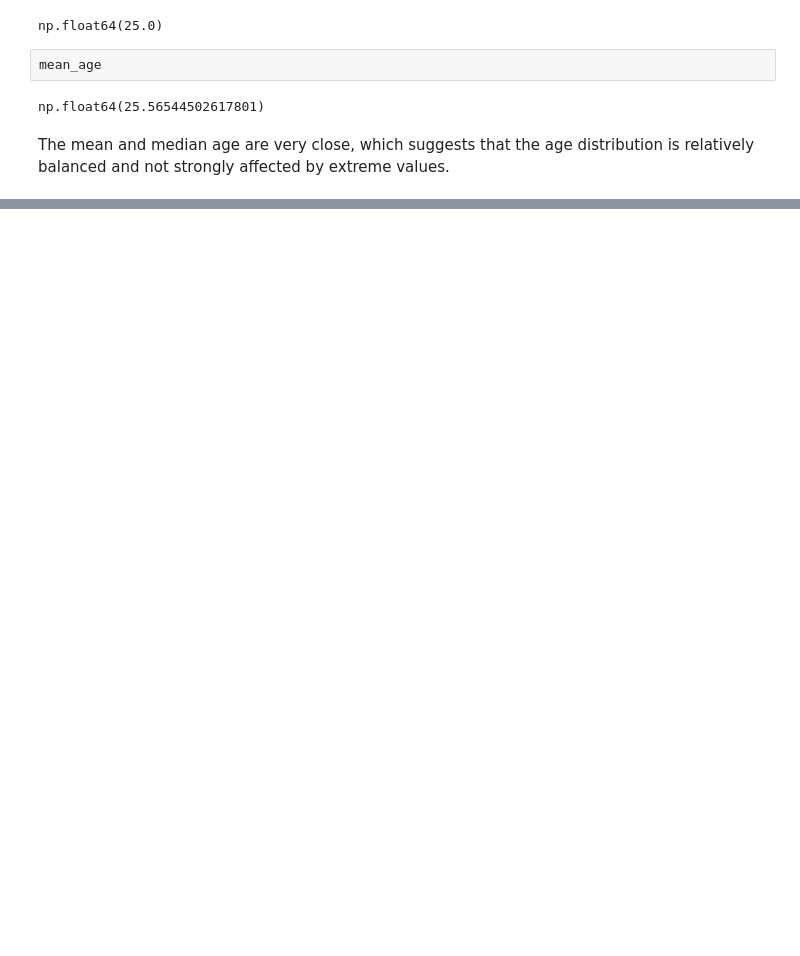
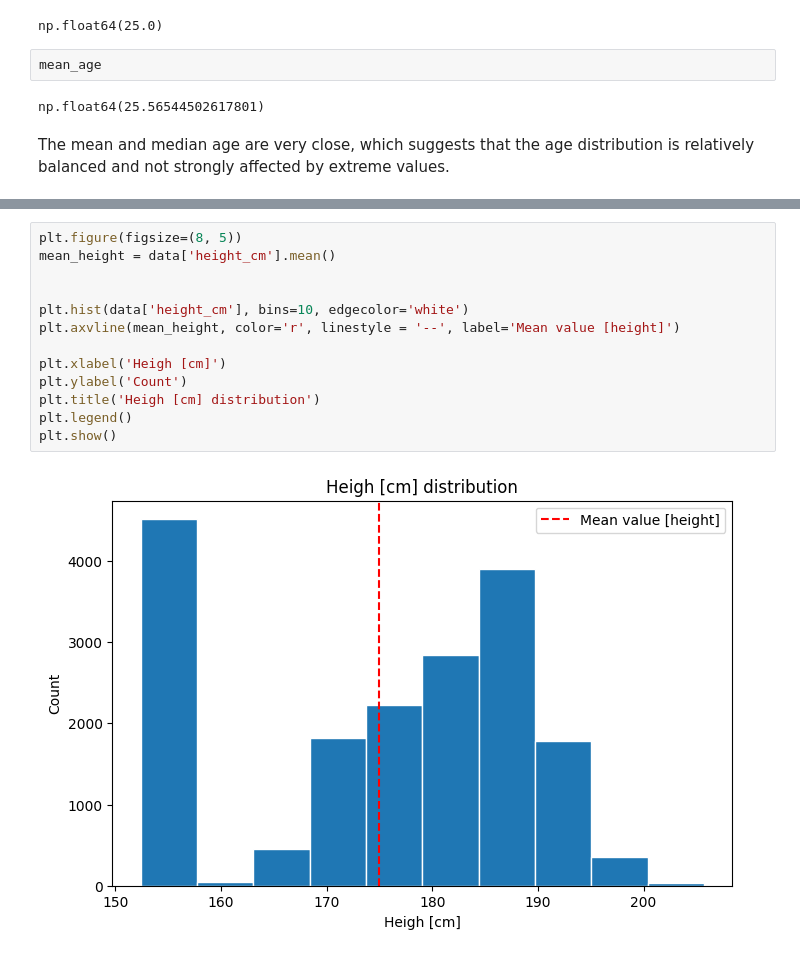
Before and after one commit to plamensve/ML_FINAL_PROJECT_2026, a Jupyter notebook: notebooks/01_overview.ipynb, the cells around one changed output, grey strips where cells are left out. Saved outputs shown, nothing was run; the diff lists cells and outputs as text; blank space fills up the shorter version.

Commit message:
ADD: height analysis

```diff
--- a/notebooks/01_overview.ipynb
+++ b/notebooks/01_overview.ipynb
@@ -178,0 +220,15 @@ The mean and median age are very close, which suggests that the age distribution
+# %%
+plt.figure(figsize=(8, 5))
+mean_height = data['height_cm'].mean()
+
+
+plt.hist(data['height_cm'], bins=10, edgecolor='white')
+plt.axvline(mean_height, color='r', linestyle = '--', label='Mean value [height]')
+
+plt.xlabel('Heigh [cm]')
+plt.ylabel('Count')
+plt.title('Heigh [cm] distribution')
+plt.legend()
+plt.show()
+# %% [output]
+[figure, added]
```
Also changed, not shown: parts of 9 cells of this notebook.
